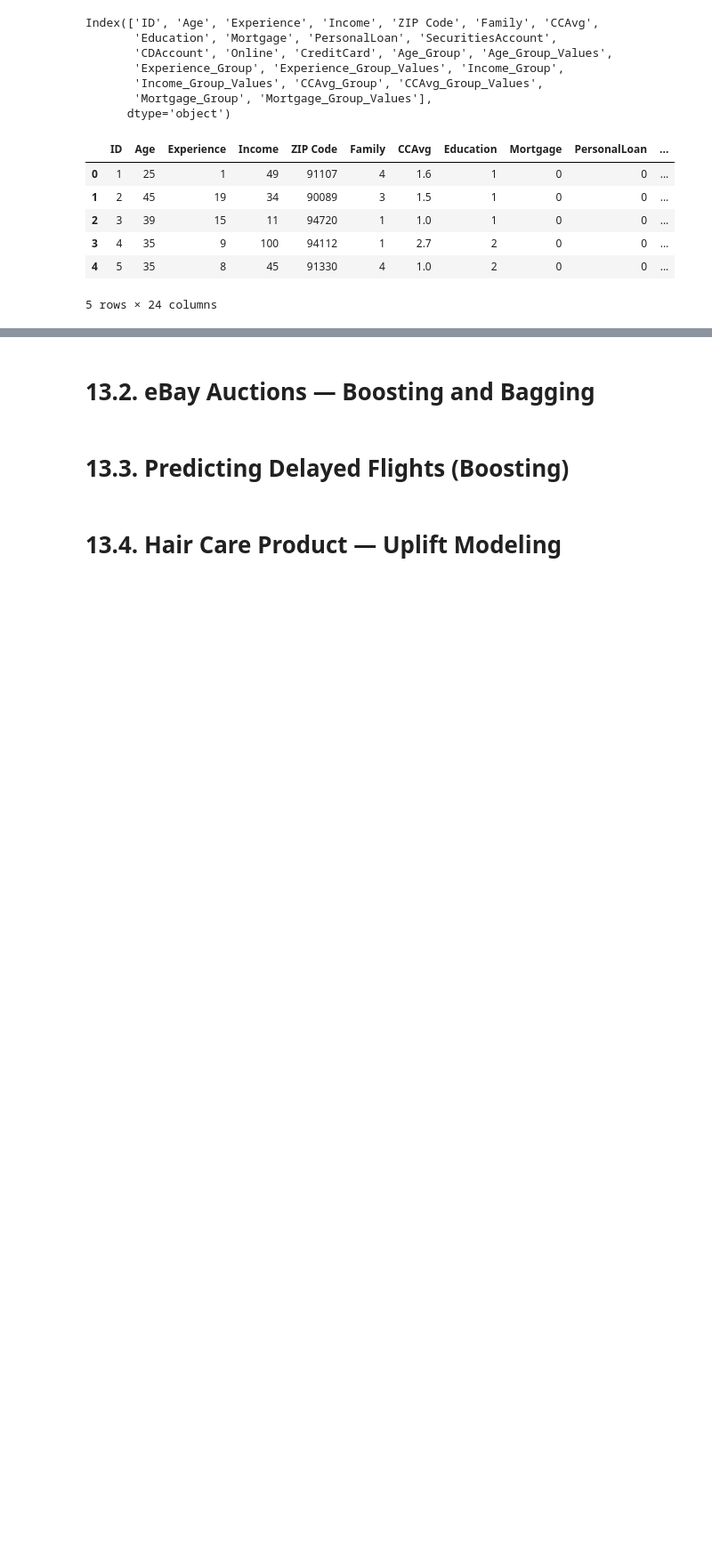
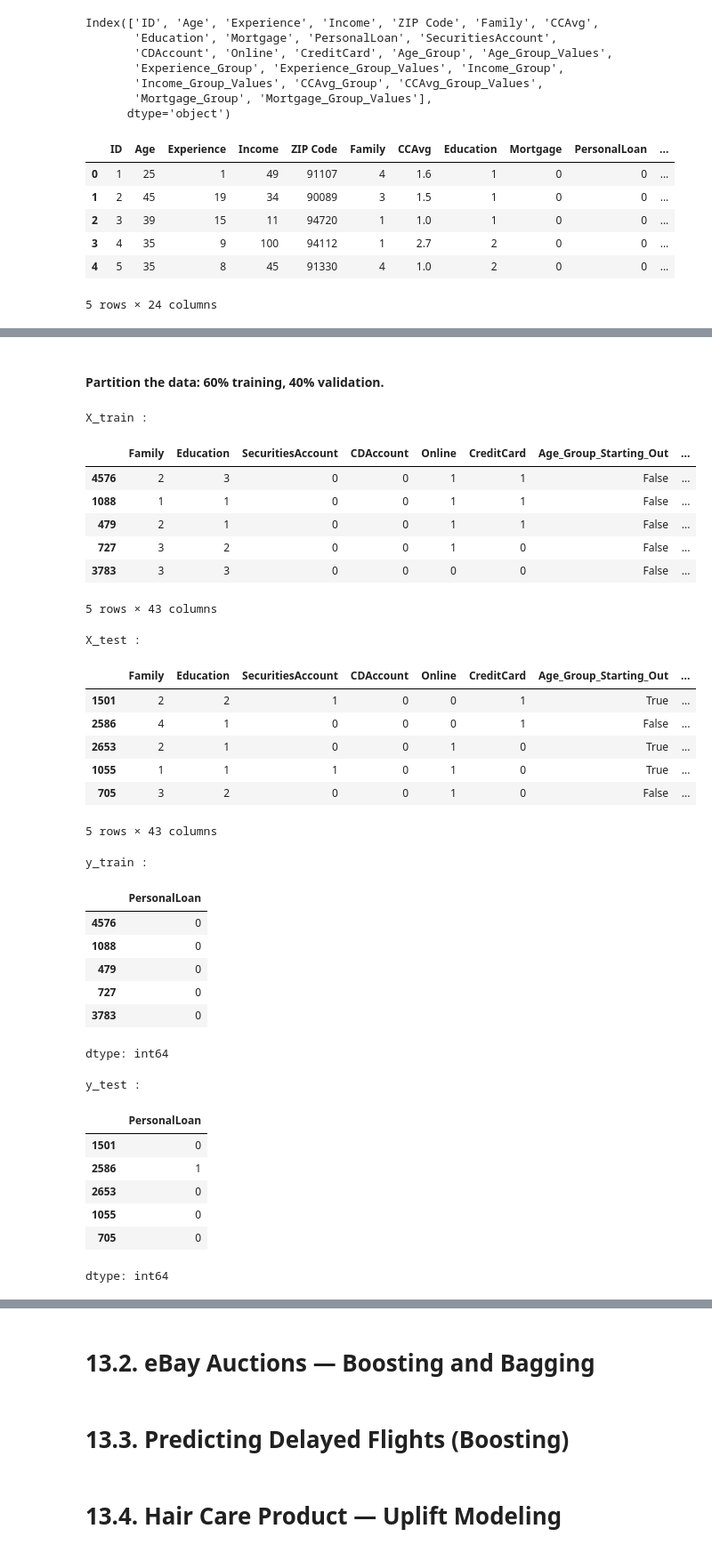
Before and after one commit to ThanhVanLe0605/Data-Mining-For-Business-Analytics-In-Python, a Jupyter notebook: Exercise/Ex_Chapter13__Combining_Methods_Ensembling_And_Lifting_Modeling_.ipynb, the cells around one changed output, grey strips where cells are left out. Shown at 89% size. Saved outputs shown, nothing was run; the diff lists cells and outputs as text; code cells hidden in the pictures; blank space fills up the shorter version.

```diff
--- a/Exercise/Ex_Chapter13__Combining_Methods_Ensembling_And_Lifting_Modeling_.ipynb
+++ b/Exercise/Ex_Chapter13__Combining_Methods_Ensembling_And_Lifting_Modeling_.ipynb
@@ -501,0 +575,54 @@ Data discretization is not just a routine syntax trick in a preprocessing pipeli
+# %% [markdown]
+#### Partition the data: 60% training, 40% validation.
+# %%
+# Tách biến mục tiêu, biến dự báo
+X = df_bank.drop('PersonalLoan', axis = 1)
+y = df_bank['PersonalLoan']
+# %%
+# Chia train, test
+X_train, X_test, y_train, y_test = train_test_split(X, y, random_state= 42, test_size= 0.4)
+
+print('X_train : ')
+display(X_train.head())
+print('')
+print('X_test : ')
+display(X_test.head())
+print('')
+print('y_train : ')
+display(y_train.head())
+print('')
+print('y_test : ')
+display(y_test.head())
+# %% [output]
+X_train :
+|  | Family | Education | SecuritiesAccount | CDAccount | Online | CreditCard | Age_Group_Starting_Out | ... |
+| 4576 | 2 | 3 | 0 | 0 | 1 | 1 | False | ... |
+| 1088 | 1 | 1 | 0 | 0 | 1 | 1 | False | ... |
+| 479 | 2 | 1 | 0 | 0 | 1 | 1 | False | ... |
+| 727 | 3 | 2 | 0 | 0 | 1 | 0 | False | ... |
+| 3783 | 3 | 3 | 0 | 0 | 0 | 0 | False | ... |
+5 rows × 43 columns
+X_test :
+|  | Family | Education | SecuritiesAccount | CDAccount | Online | CreditCard | Age_Group_Starting_Out | ... |
+| 1501 | 2 | 2 | 1 | 0 | 0 | 1 | True | ... |
+| 2586 | 4 | 1 | 0 | 0 | 0 | 1 | False | ... |
+| 2653 | 2 | 1 | 0 | 0 | 1 | 0 | True | ... |
+| 1055 | 1 | 1 | 1 | 0 | 1 | 0 | True | ... |
+| 705 | 3 | 2 | 0 | 0 | 1 | 0 | False | ... |
+5 rows × 43 columns
+y_train :
+|  | PersonalLoan |
+| 4576 | 0 |
+| 1088 | 0 |
+| 479 | 0 |
+| 727 | 0 |
+| 3783 | 0 |
+dtype: int64
+y_test :
+|  | PersonalLoan |
+| 1501 | 0 |
+| 2586 | 1 |
+| 2653 | 0 |
+| 1055 | 0 |
+| 705 | 0 |
+dtype: int64
```
Also changed, not shown: parts of 14 cells of this notebook.
